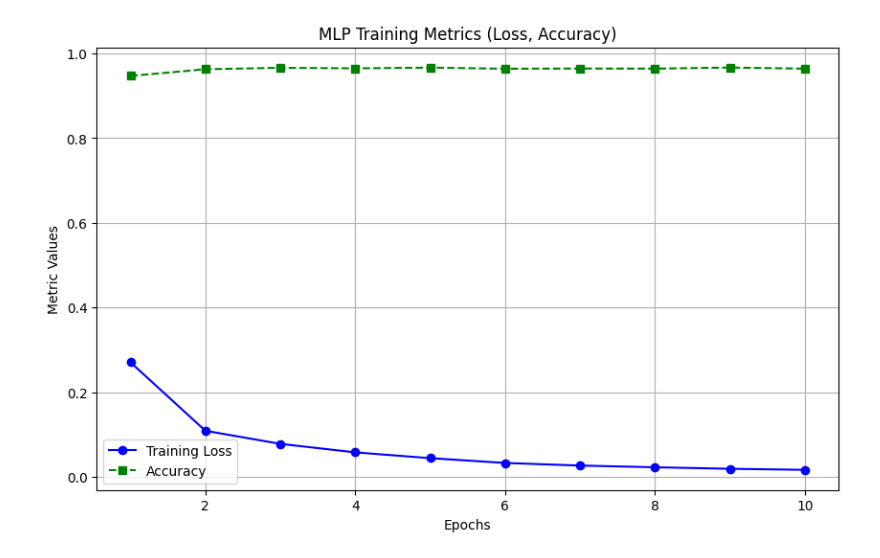
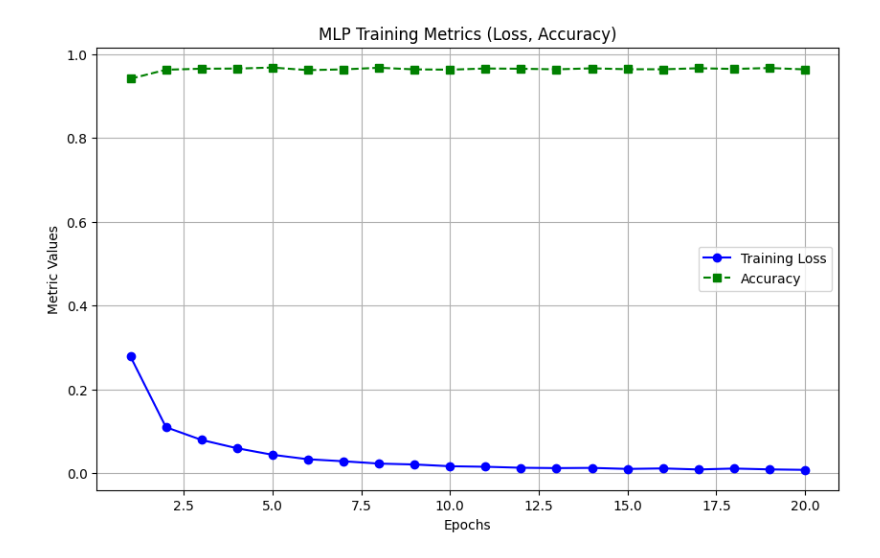
Before and after one commit to yyyewon/walkvsrun, a Jupyter notebook: walk_mlp.ipynb, the cells around one changed output. Saved outputs shown, nothing was run; the diff lists cells and outputs as text; code cells hidden in the pictures.

```diff
--- a/walk_mlp.ipynb
+++ b/walk_mlp.ipynb
@@ -72,7 +72,7 @@ criterion = nn.CrossEntropyLoss()
 optimizer = torch.optim.Adam(model.parameters(), lr=0.001)
 
 # 학습 루프
-epochs = 10
+epochs = 20
 loss_values, accuracy_values = [], []
 
 for epoch in range(epochs):
@@ -138 +148 @@ Epoch 10/10, Loss: 0.0170, Accuracy: 0.9641
-[figure, old version]
+[figure, new version]
```
Also changed, not shown: parts of 1 cell of this notebook.
